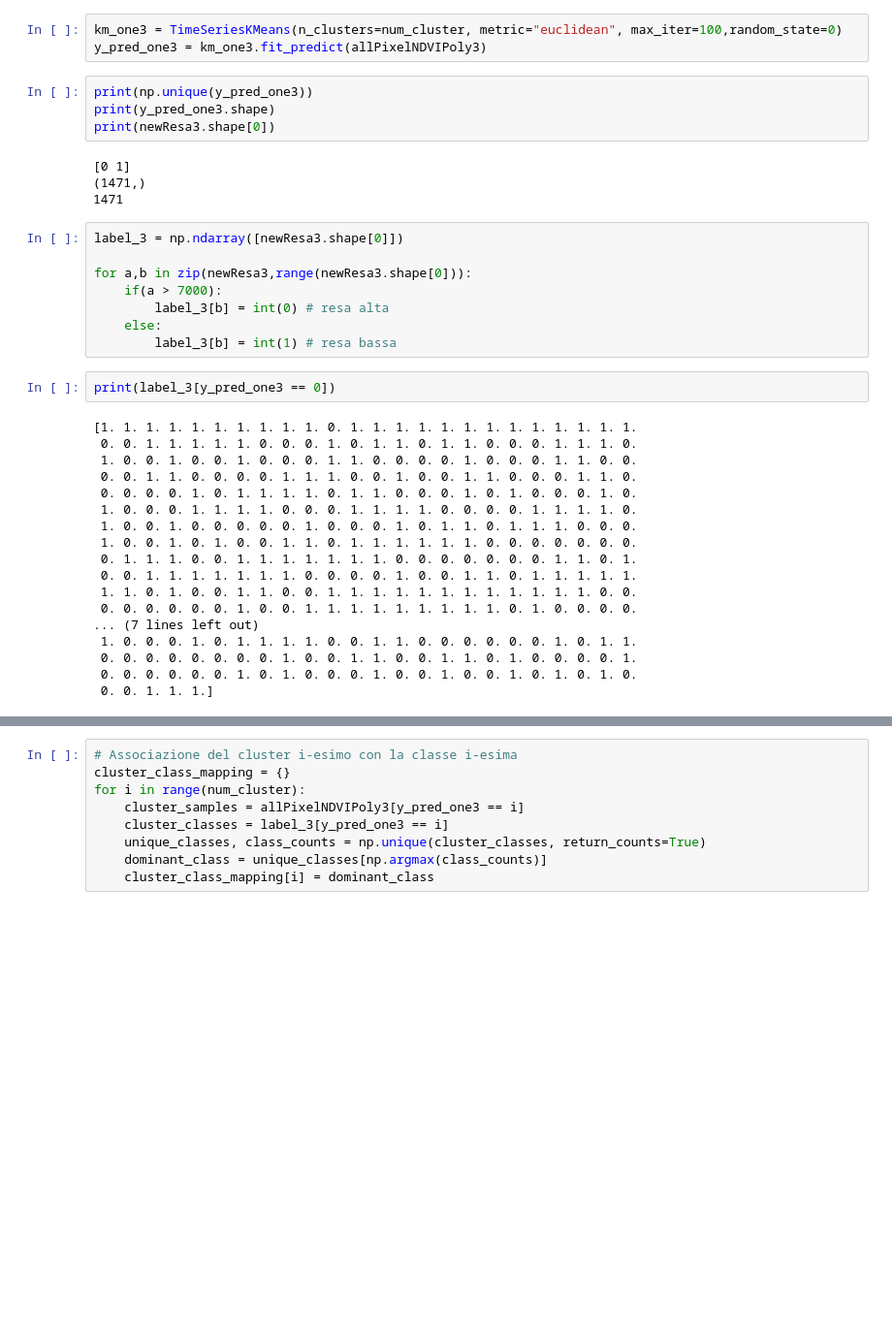
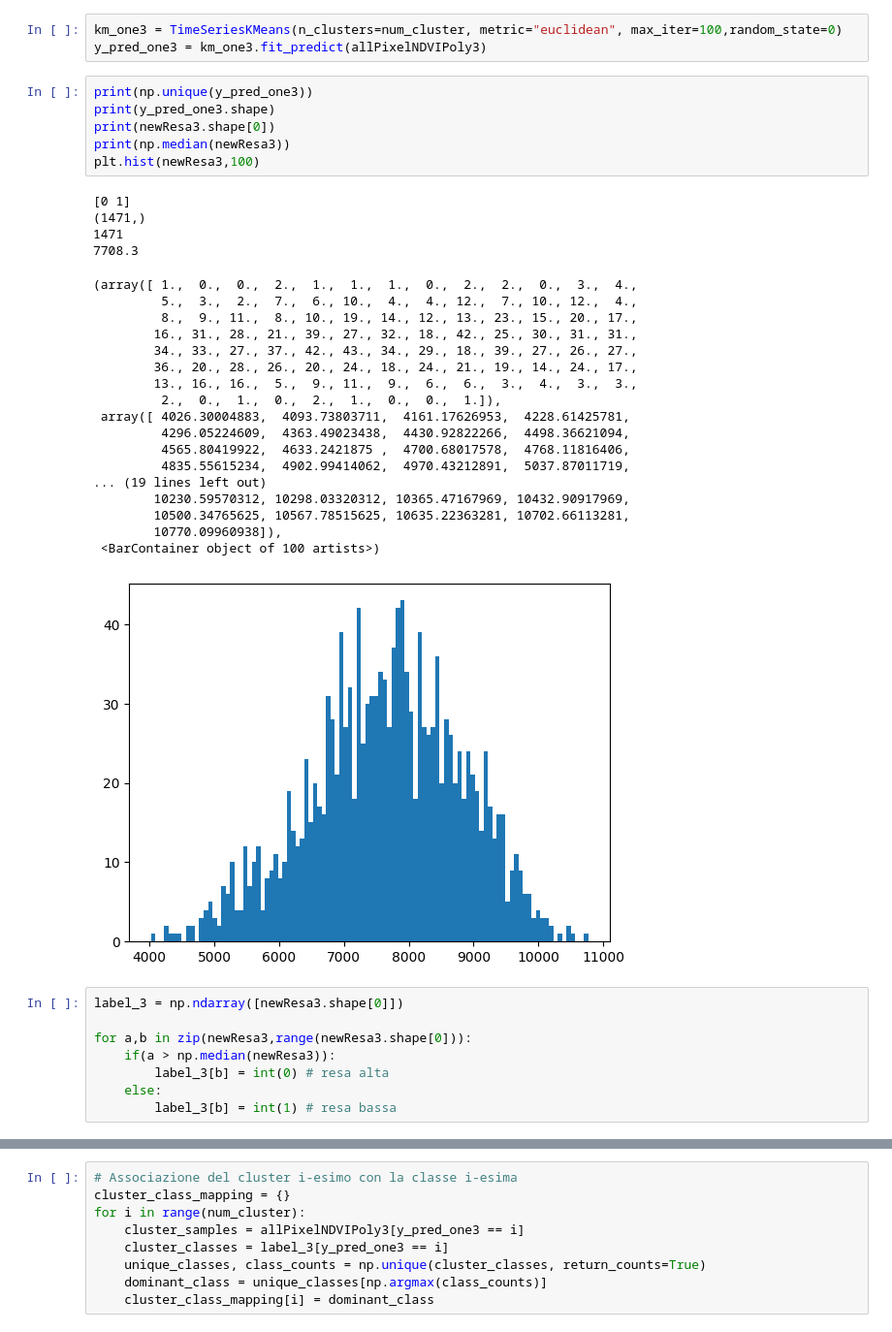
Before and after one commit to Simone-Scalella/BigDataProject, a Jupyter notebook: newMetrics.ipynb, the cells around one changed output, grey strips where cells are left out. Shown at 97% size. Drawn from its saved outputs; the diff is of its cells as text; blank space fills up the shorter version.

```diff
--- a/newMetrics.ipynb
+++ b/newMetrics.ipynb
@@ -29,38 +32,39 @@ y_pred_one3 = km_one3.fit_predict(allPixelNDVIPoly3)
 # %%
 print(np.unique(y_pred_one3))
 print(y_pred_one3.shape)
 print(newResa3.shape[0])
+print(np.median(newResa3))
+plt.hist(newResa3,100)
 # %% [output]
 [0 1]
 (1471,)
 1471
+7708.3
+(array([ 1.,  0.,  0.,  2.,  1.,  1.,  1.,  0.,  2.,  2.,  0.,  3.,  4.,
+         5.,  3.,  2.,  7.,  6., 10.,  4.,  4., 12.,  7., 10., 12.,  4.,
+         8.,  9., 11.,  8., 10., 19., 14., 12., 13., 23., 15., 20., 17.,
+        16., 31., 28., 21., 39., 27., 32., 18., 42., 25., 30., 31., 31.,
+        34., 33., 27., 37., 42., 43., 34., 29., 18., 39., 27., 26., 27.,
+        36., 20., 28., 26., 20., 24., 18., 24., 21., 19., 14., 24., 17.,
+        13., 16., 16.,  5.,  9., 11.,  9.,  6.,  6.,  3.,  4.,  3.,  3.,
+         2.,  0.,  1.,  0.,  2.,  1.,  0.,  0.,  1.]),
+ array([ 4026.30004883,  4093.73803711,  4161.17626953,  4228.61425781,
+         4296.05224609,  4363.49023438,  4430.92822266,  4498.36621094,
+         4565.80419922,  4633.2421875 ,  4700.68017578,  4768.11816406,
+         4835.55615234,  4902.99414062,  4970.43212891,  5037.87011719,
+... (19 lines left out)
+        10230.59570312, 10298.03320312, 10365.47167969, 10432.90917969,
+        10500.34765625, 10567.78515625, 10635.22363281, 10702.66113281,
+        10770.09960938]),
+ <BarContainer object of 100 artists>)
+[figure, added]
 # %%
 label_3 = np.ndarray([newResa3.shape[0]])
 
 for a,b in zip(newResa3,range(newResa3.shape[0])):
-    if(a > 7000):
+    if(a > np.median(newResa3)):
         label_3[b] = int(0) # resa alta
     else:
         label_3[b] = int(1) # resa bassa
-# %%
-print(label_3[y_pred_one3 == 0])
-# %% [output]
-[1. 1. 1. 1. 1. 1. 1. 1. 1. 1. 0. 1. 1. 1. 1. 1. 1. 1. 1. 1. 1. 1. 1. 1.
- 0. 0. 1. 1. 1. 1. 1. 0. 0. 0. 1. 0. 1. 1. 0. 1. 1. 0. 0. 0. 1. 1. 1. 0.
- 1. 0. 0. 1. 0. 0. 1. 0. 0. 0. 1. 1. 0. 0. 0. 0. 1. 0. 0. 0. 1. 1. 0. 0.
- 0. 0. 1. 1. 0. 0. 0. 0. 1. 1. 1. 0. 0. 1. 0. 0. 1. 1. 0. 0. 0. 1. 1. 0.
- 0. 0. 0. 0. 1. 0. 1. 1. 1. 1. 0. 1. 1. 0. 0. 0. 1. 0. 1. 0. 0. 0. 1. 0.
- 1. 0. 0. 0. 1. 1. 1. 1. 0. 0. 0. 1. 1. 1. 1. 0. 0. 0. 0. 1. 1. 1. 1. 0.
- 1. 0. 0. 1. 0. 0. 0. 0. 0. 1. 0. 0. 0. 1. 0. 1. 1. 0. 1. 1. 1. 0. 0. 0.
- 1. 0. 0. 1. 0. 1. 0. 0. 1. 1. 0. 1. 1. 1. 1. 1. 1. 0. 0. 0. 0. 0. 0. 0.
- 0. 1. 1. 1. 0. 0. 1. 1. 1. 1. 1. 1. 1. 0. 0. 0. 0. 0. 0. 0. 1. 1. 0. 1.
- 0. 0. 1. 1. 1. 1. 1. 1. 1. 0. 0. 0. 0. 1. 0. 0. 1. 1. 0. 1. 1. 1. 1. 1.
- 1. 1. 0. 1. 0. 0. 1. 1. 0. 0. 1. 1. 1. 1. 1. 1. 1. 1. 1. 1. 1. 1. 0. 0.
- 0. 0. 0. 0. 0. 0. 1. 0. 0. 1. 1. 1. 1. 1. 1. 1. 1. 1. 0. 1. 0. 0. 0. 0.
-... (7 lines left out)
- 1. 0. 0. 0. 1. 0. 1. 1. 1. 1. 0. 0. 1. 1. 0. 0. 0. 0. 0. 0. 1. 0. 1. 1.
- 0. 0. 0. 0. 0. 0. 0. 0. 1. 0. 0. 1. 1. 0. 0. 1. 1. 0. 1. 0. 0. 0. 0. 1.
- 0. 0. 0. 0. 0. 0. 1. 0. 1. 0. 0. 0. 1. 0. 0. 1. 0. 0. 1. 0. 1. 0. 1. 0.
- 0. 0. 1. 1. 1.]
 # %%
 # Associazione del cluster i-esimo con la classe i-esima
```
Also changed, not shown: parts of 12 cells of this notebook.
